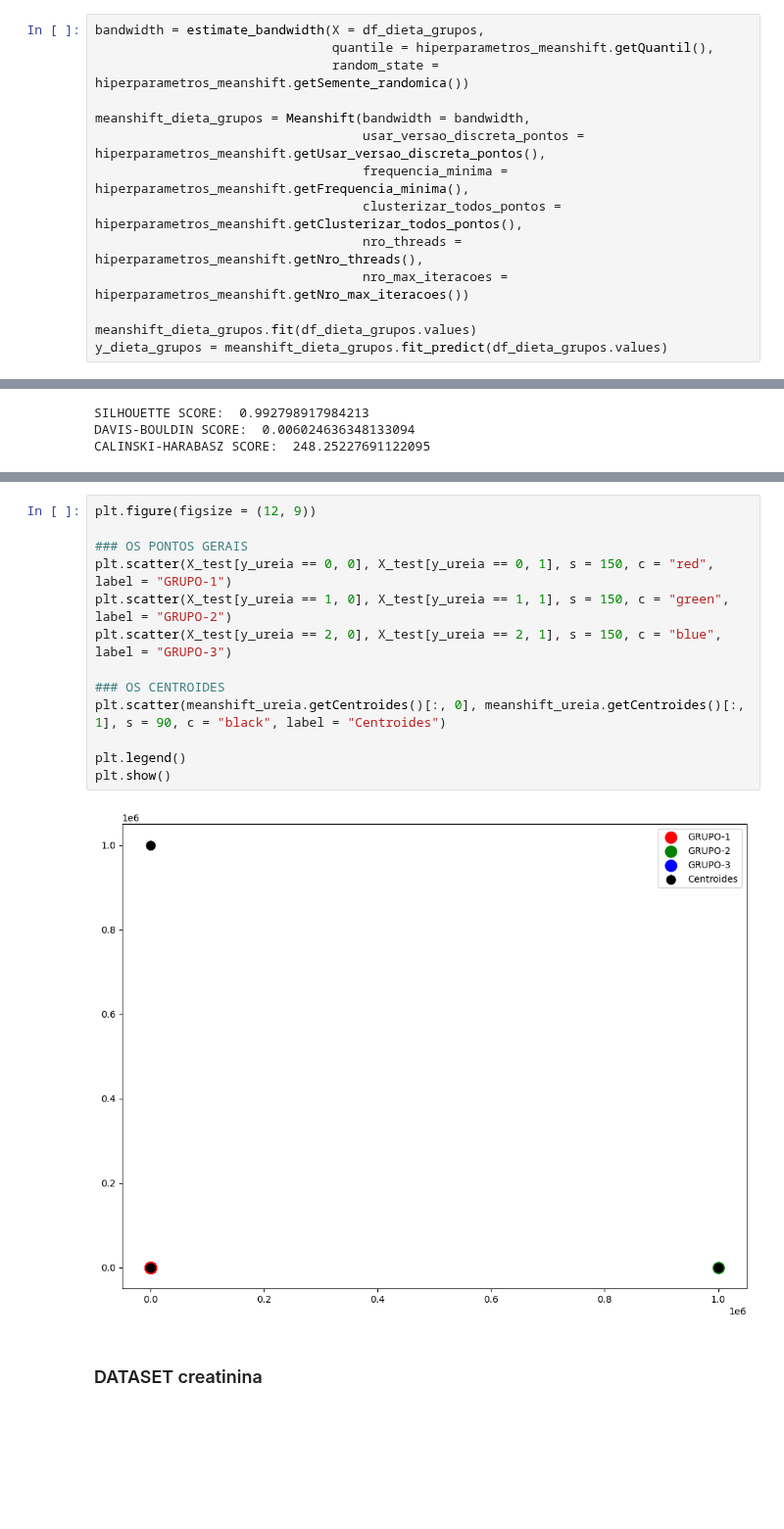
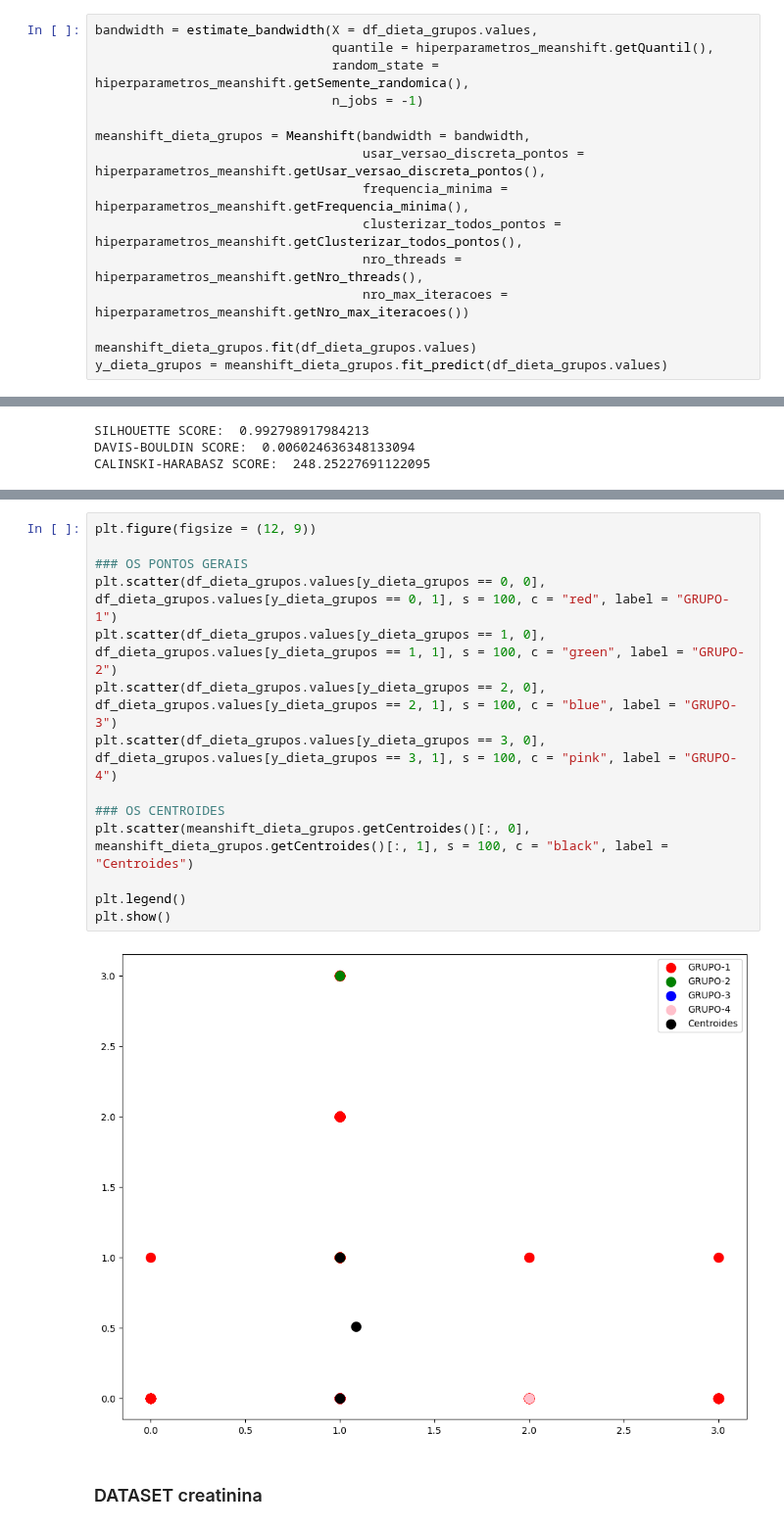
Before and after one commit to igorssant/TCC-Comparacao-de-Modelos-de-ML-nao-Supervisionados, a Jupyter notebook: src/meanshift.ipynb, the cells around one changed output, grey strips where cells are left out. Shown at 98% size. Cells and saved outputs as stored; diff of their text form; blank space fills up the shorter version.

Commit message:
feat: grandes alteracoes no meanshift

```diff
--- a/src/meanshift.ipynb
+++ b/src/meanshift.ipynb
@@ -394,9 +453,10 @@ hiperparametros_meanshift = ParametrosMeanshift(path_arquivo_hiperparametros = "
 # %% [markdown]
 #### Criando o modelo - seguindo o resultado alcançado nos testes acima
 # %%
-bandwidth = estimate_bandwidth(X = df_dieta_grupos,
+bandwidth = estimate_bandwidth(X = df_dieta_grupos.values,
                                quantile = hiperparametros_meanshift.getQuantil(),
-                               random_state = hiperparametros_meanshift.getSemente_randomica())
+                               random_state = hiperparametros_meanshift.getSemente_randomica(),
+                               n_jobs = -1)
 
 meanshift_dieta_grupos = Meanshift(bandwidth = bandwidth,
                                    usar_versao_discreta_pontos = hiperparametros_meanshift.getUsar_versao_discreta_pontos(),
@@ -506,18 +617,19 @@ array([0, 1, 2])
 # %%
 plt.figure(figsize = (12, 9))
 
 ### OS PONTOS GERAIS
-plt.scatter(X_test[y_ureia == 0, 0], X_test[y_ureia == 0, 1], s = 150, c = "red", label = "GRUPO-1")
-plt.scatter(X_test[y_ureia == 1, 0], X_test[y_ureia == 1, 1], s = 150, c = "green", label = "GRUPO-2")
-plt.scatter(X_test[y_ureia == 2, 0], X_test[y_ureia == 2, 1], s = 150, c = "blue", label = "GRUPO-3")
+plt.scatter(df_dieta_grupos.values[y_dieta_grupos == 0, 0], df_dieta_grupos.values[y_dieta_grupos == 0, 1], s = 100, c = "red", label = "GRUPO-1")
+plt.scatter(df_dieta_grupos.values[y_dieta_grupos == 1, 0], df_dieta_grupos.values[y_dieta_grupos == 1, 1], s = 100, c = "green", label = "GRUPO-2")
+plt.scatter(df_dieta_grupos.values[y_dieta_grupos == 2, 0], df_dieta_grupos.values[y_dieta_grupos == 2, 1], s = 100, c = "blue", label = "GRUPO-3")
+plt.scatter(df_dieta_grupos.values[y_dieta_grupos == 3, 0], df_dieta_grupos.values[y_dieta_grupos == 3, 1], s = 100, c = "pink", label = "GRUPO-4")
 
 ### OS CENTROIDES
-plt.scatter(meanshift_ureia.getCentroides()[:, 0], meanshift_ureia.getCentroides()[:, 1], s = 90, c = "black", label = "Centroides")
+plt.scatter(meanshift_dieta_grupos.getCentroides()[:, 0], meanshift_dieta_grupos.getCentroides()[:, 1], s = 100, c = "black", label = "Centroides")
 
 plt.legend()
 plt.show()
 # %% [output]
-[figure, old version]
+[figure, new version]
 # %% [markdown]
 ### DATASET creatinina
 # %% [markdown]
```
Also changed, not shown: parts of 45 cells of this notebook, 3 other files.
